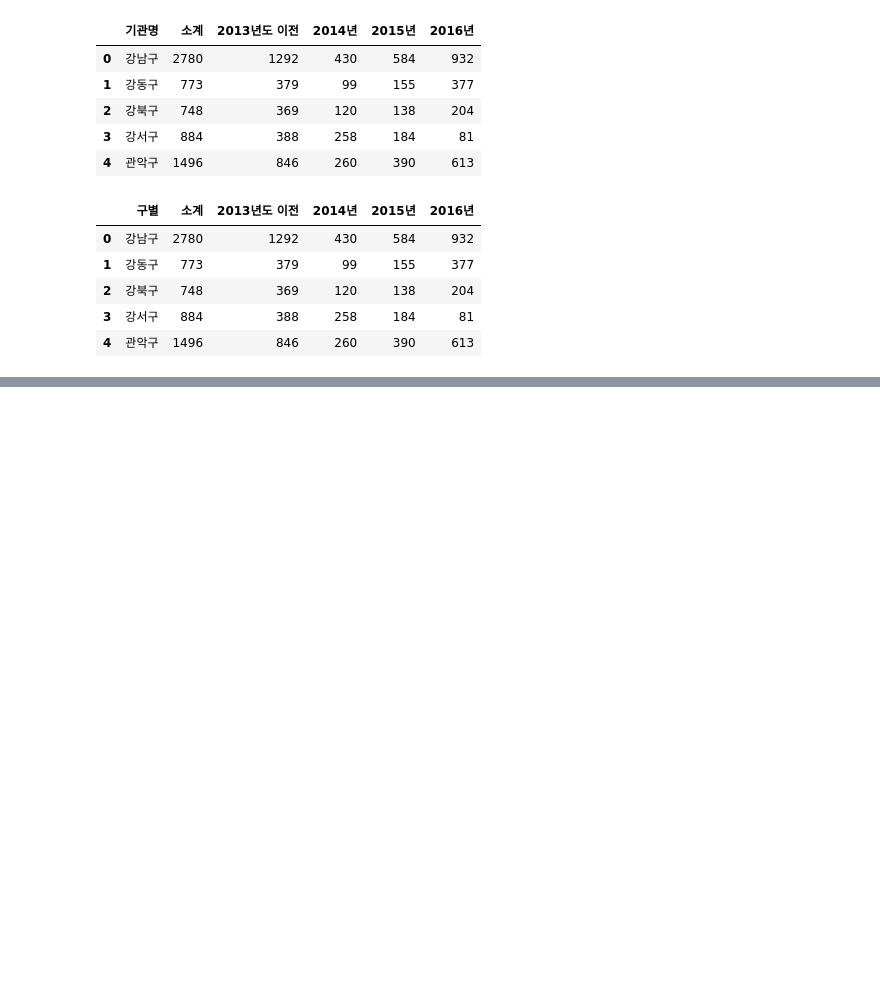
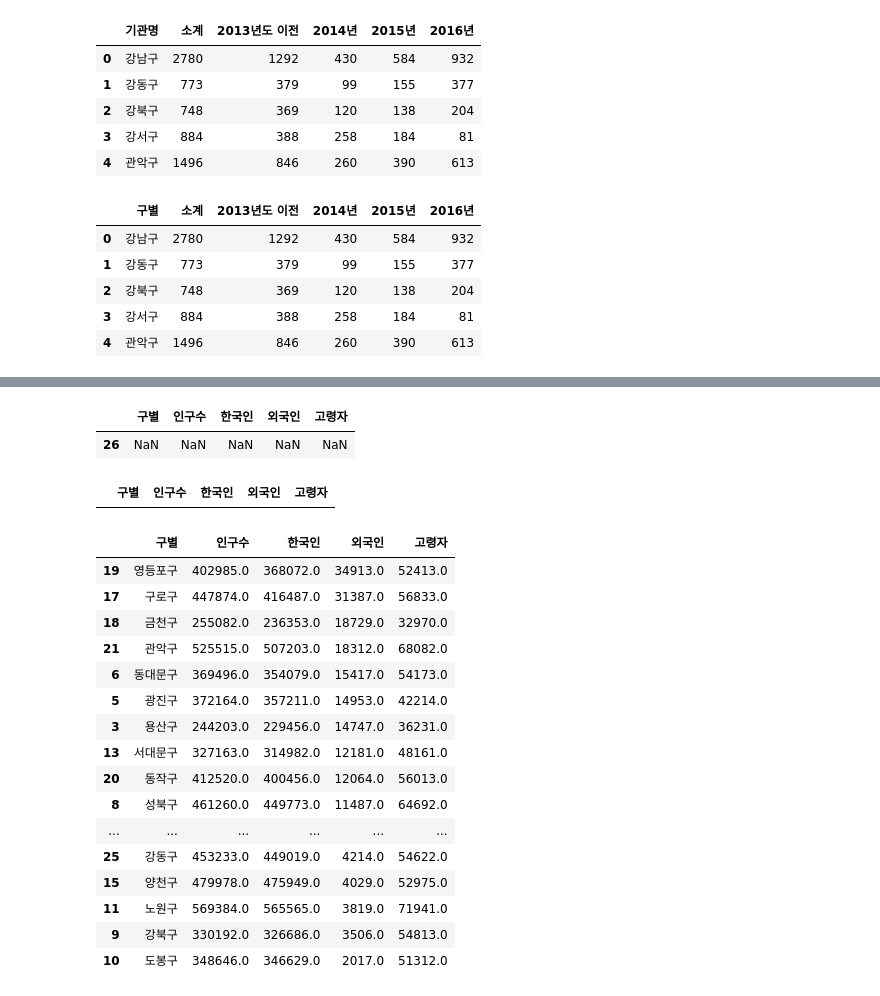
Before and after one commit to kimguno/python, a Jupyter notebook: 데이터처리/01 서울시 구별 cctv 현황 분석.ipynb, the cells around one changed output, grey strips where cells are left out. Drawn from its saved outputs; the diff is of its cells as text; code cells hidden in the pictures; blank space fills up the shorter version.

```diff
--- a/데이터처리/01 서울시 구별 cctv 현황 분석.ipynb
+++ b/데이터처리/01 서울시 구별 cctv 현황 분석.ipynb
@@ -124,0 +936,8 @@ ImportError: Missing optional dependency 'xlrd'. Install xlrd >= 2.0.1 for xls E
+# %%
+# 인구현황 적재
+POP_Seoul = \
+pd.read_excel('./data/01. population_in_Seoul.xls'
+              , header=2
+              , usecols='B,D,G,J,N'
+              )
+POP_Seoul.head()
@@ -124,0 +951,11 @@ ImportError: Missing optional dependency 'xlrd'. Install xlrd >= 2.0.1 for xls E
+# %%
+POP_Seoul.rename(columns={
+    POP_Seoul.columns[0] : '구별'
+    , POP_Seoul.columns[1] : '인구수'
+    , POP_Seoul.columns[2] : '한국인'
+    , POP_Seoul.columns[3] : '외국인'
+    , POP_Seoul.columns[4] : '고령자'
+}
+, inplace=True # 원본 반영
+)
+POP_Seoul.head()
@@ -124,0 +969,4 @@ ImportError: Missing optional dependency 'xlrd'. Install xlrd >= 2.0.1 for xls E
+# %%
+# 행삭제 : drop
+POP_Seoul.drop([0], axis=0, inplace=True) # [0,5,7,12] 여러개 삭제 가능
+POP_Seoul.head()
@@ -124,0 +1010,32 @@ ImportError: Missing optional dependency 'xlrd'. Install xlrd >= 2.0.1 for xls E
+# %%
+POP_Seoul[POP_Seoul['구별'].isnull()]
+# %% [output]
+|  | 구별 | 인구수 | 한국인 | 외국인 | 고령자 |
+| 26 | NaN | NaN | NaN | NaN | NaN |
+# %%
+# 위 NULL 인 행을 삭제
+# POP_Seoul.drop([26], axis=0, inplace=True)
+POP_Seoul[POP_Seoul['구별'].isnull()]
+# %% [output]
+|  | 구별 | 인구수 | 한국인 | 외국인 | 고령자 |
+# %%
+#
+POP_Seoul.sort_values(by='외국인', ascending=False)
+# %% [output]
+|  | 구별 | 인구수 | 한국인 | 외국인 | 고령자 |
+| 19 | 영등포구 | 402985.0 | 368072.0 | 34913.0 | 52413.0 |
+| 17 | 구로구 | 447874.0 | 416487.0 | 31387.0 | 56833.0 |
+| 18 | 금천구 | 255082.0 | 236353.0 | 18729.0 | 32970.0 |
+| 21 | 관악구 | 525515.0 | 507203.0 | 18312.0 | 68082.0 |
+| 6 | 동대문구 | 369496.0 | 354079.0 | 15417.0 | 54173.0 |
+| 5 | 광진구 | 372164.0 | 357211.0 | 14953.0 | 42214.0 |
+| 3 | 용산구 | 244203.0 | 229456.0 | 14747.0 | 36231.0 |
+| 13 | 서대문구 | 327163.0 | 314982.0 | 12181.0 | 48161.0 |
+| 20 | 동작구 | 412520.0 | 400456.0 | 12064.0 | 56013.0 |
+| 8 | 성북구 | 461260.0 | 449773.0 | 11487.0 | 64692.0 |
+| ... | ... | ... | ... | ... | ... |
+| 25 | 강동구 | 453233.0 | 449019.0 | 4214.0 | 54622.0 |
+| 15 | 양천구 | 479978.0 | 475949.0 | 4029.0 | 52975.0 |
+| 11 | 노원구 | 569384.0 | 565565.0 | 3819.0 | 71941.0 |
+| 9 | 강북구 | 330192.0 | 326686.0 | 3506.0 | 54813.0 |
+| 10 | 도봉구 | 348646.0 | 346629.0 | 2017.0 | 51312.0 |
```
Also changed, not shown: parts of 114 cells of this notebook.
